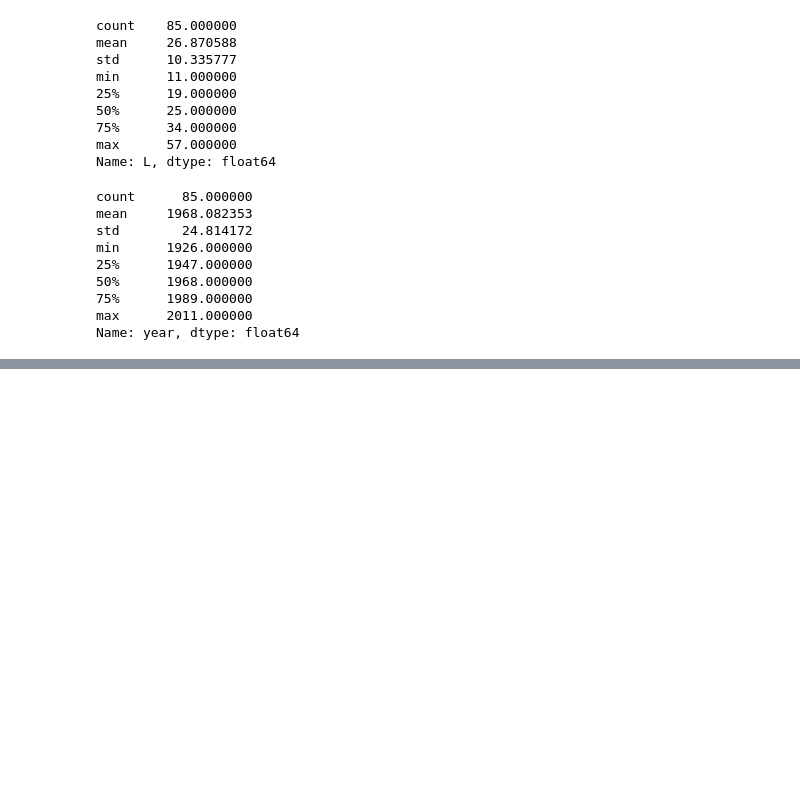
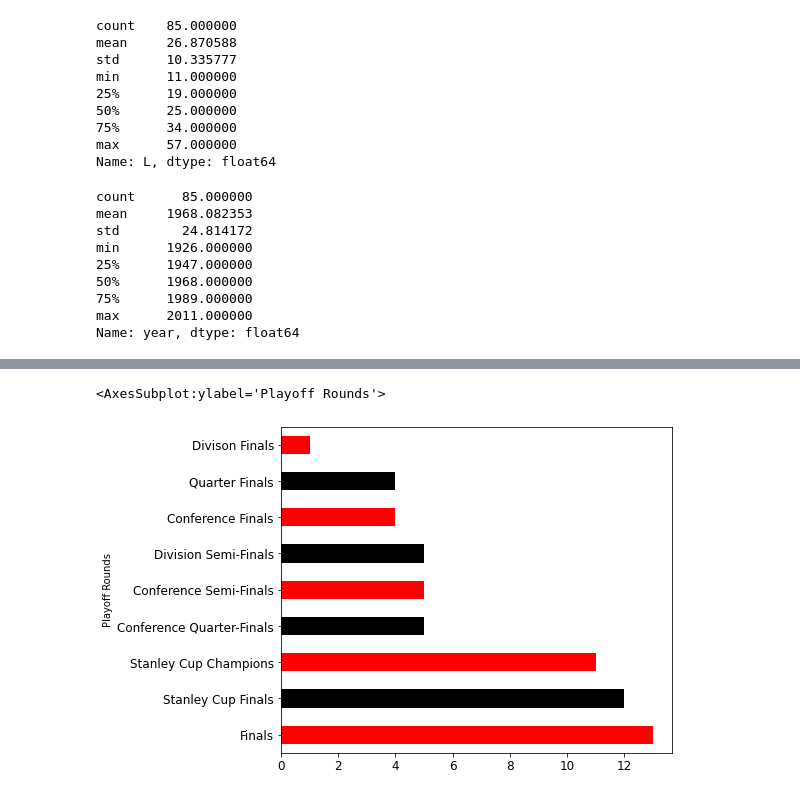
Before and after one commit to Ambush3/Detroit-Red-Wings, a Jupyter notebook: DET.ipynb, the cells around one changed output, grey strips where cells are left out. Saved outputs shown, nothing was run; the diff lists cells and outputs as text; code cells hidden in the pictures; blank space fills up the shorter version.

```diff
--- a/DET.ipynb
+++ b/DET.ipynb
@@ -141,2 +151,38 @@ df2[['GF','GA', 'W', 'L', 'year']].iplot(kind='scatter', x='year')
 # %% [output]
 [interactive output not drawn]
+# %%
+# F-Finals
+# SC - Stanley Cup Champs
+# SF - Stanley Cup Finals
+# CF - Conference Finals
+# CSF - Conference Semi-Finals
+# CQF - Conference Quarter-Finals
+# QF - Quarter Finals
+# DF - Division Finals
+# DSF - Division Semi-Finals
+
+
+
+df2.playoff.replace({"F":"Finals",
+                  "SC":"Stanley Cup Champions",
+                  "SF": "Stanley Cup Finals",
+                  "CF": "Conference Finals",
+                  "CSF": "Conference Semi-Finals",
+                  "CQF": "Conference Quarter-Finals",
+                  "QF": "Quarter Finals",
+                  "DF": "Divison Finals",
+                  "DSF": "Division Semi-Finals"
+                },inplace=True)
+# %%
+my_colors = ['r', 'k']*5
+
+df2['playoff'].value_counts().plot(
+    figsize=(7, 6), rot=0,
+    kind='barh',
+    xlabel=('Playoff Rounds'),
+    color=my_colors,
+    fontsize=12,
+    )
+# %% [output]
+<AxesSubplot:ylabel='Playoff Rounds'>
+[figure, added]
```
Also changed, not shown: parts of 5 cells of this notebook, 1 other file.
